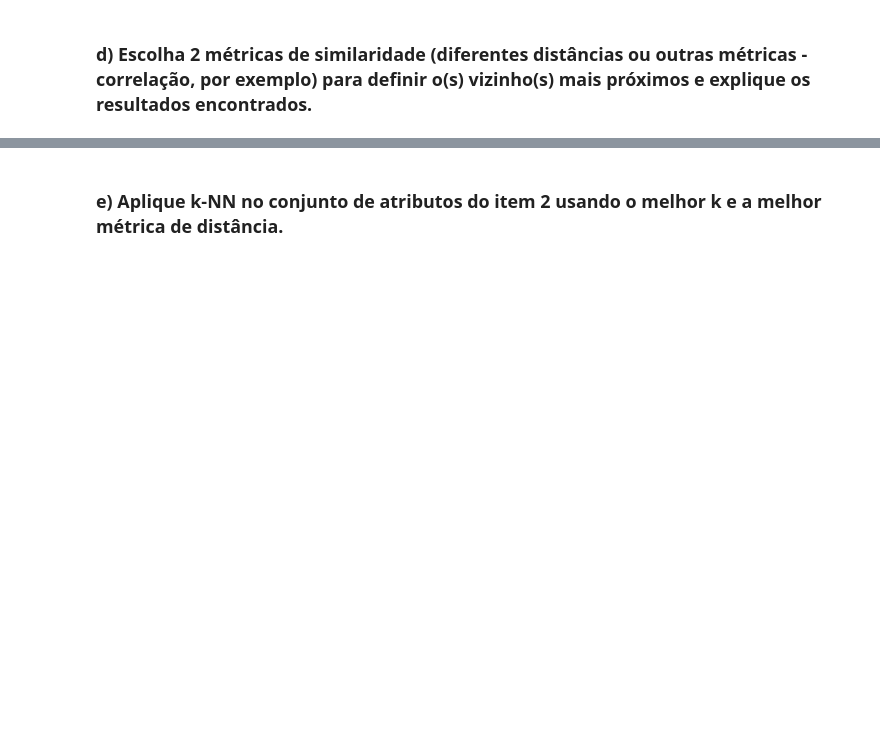
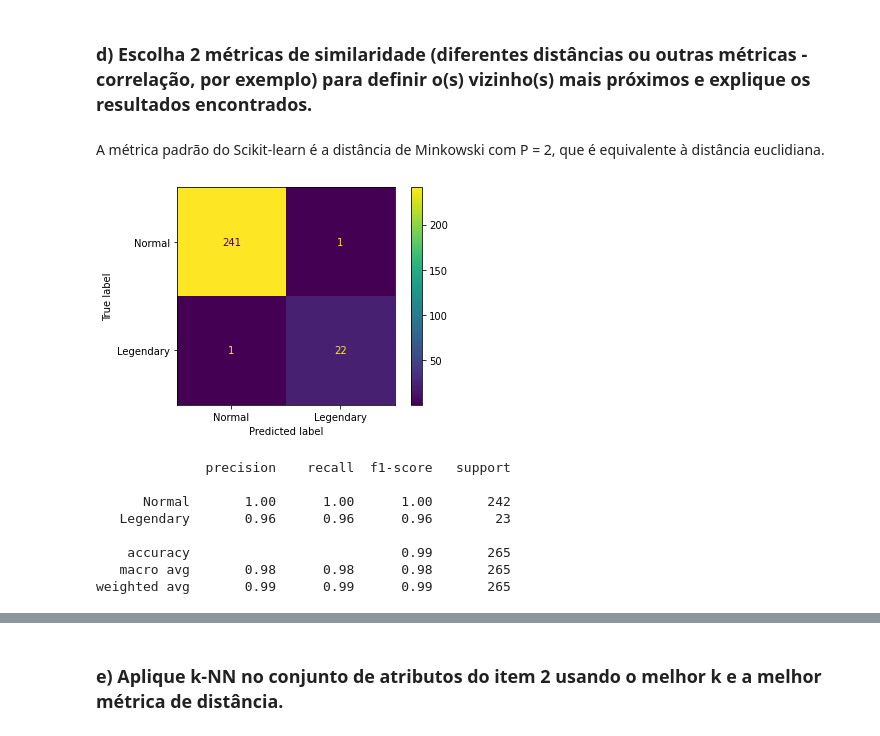
Before and after one commit to hyoretsu/ia, a Jupyter notebook: prova1.ipynb, the cells around one changed output, grey strips where cells are left out. Saved outputs shown, nothing was run; the diff lists cells and outputs as text; code cells hidden in the pictures; blank space fills up the shorter version.

```diff
--- a/prova1.ipynb
+++ b/prova1.ipynb
@@ -249,3 +249,25 @@ weighted avg       0.98      0.98      0.98       265
 Já em k = 9, todos aumentaram menos a sensibilidade, que diminuiu. Ele confundiu menos Pokémon normais, mas errou bem mais lendários e a acurácia se distanciou ainda mais de um valor importante para nosso objetivo. Este foi o pior modelo, e o melhor foi k = 3.
 # %% [markdown]
 ### d) Escolha 2 métricas de similaridade (diferentes distâncias ou outras métricas - correlação, por exemplo) para definir o(s) vizinho(s) mais próximos e explique os resultados encontrados.
+# %% [markdown]
+A métrica padrão do Scikit-learn é a distância de Minkowski com P = 2, que é equivalente à distância euclidiana.
+# %%
+knn = KNeighborsClassifier(n_neighbors=3, metric="manhattan")
+knn.fit(x_train, y_train)
+
+results = knn.predict(x_test)
+cm = confusion_matrix(y_test, results)
+
+ConfusionMatrixDisplay(confusion_matrix=cm, display_labels=classes).plot()
+plt.show()
+print(classification_report(y_test, results, target_names=classes))
+# %% [output]
+[figure, added]
+              precision    recall  f1-score   support
+
+      Normal       1.00      1.00      1.00       242
+   Legendary       0.96      0.96      0.96        23
+
+    accuracy                           0.99       265
+   macro avg       0.98      0.98      0.98       265
+weighted avg       0.99      0.99      0.99       265
```
Also changed, not shown: parts of 4 cells of this notebook.
